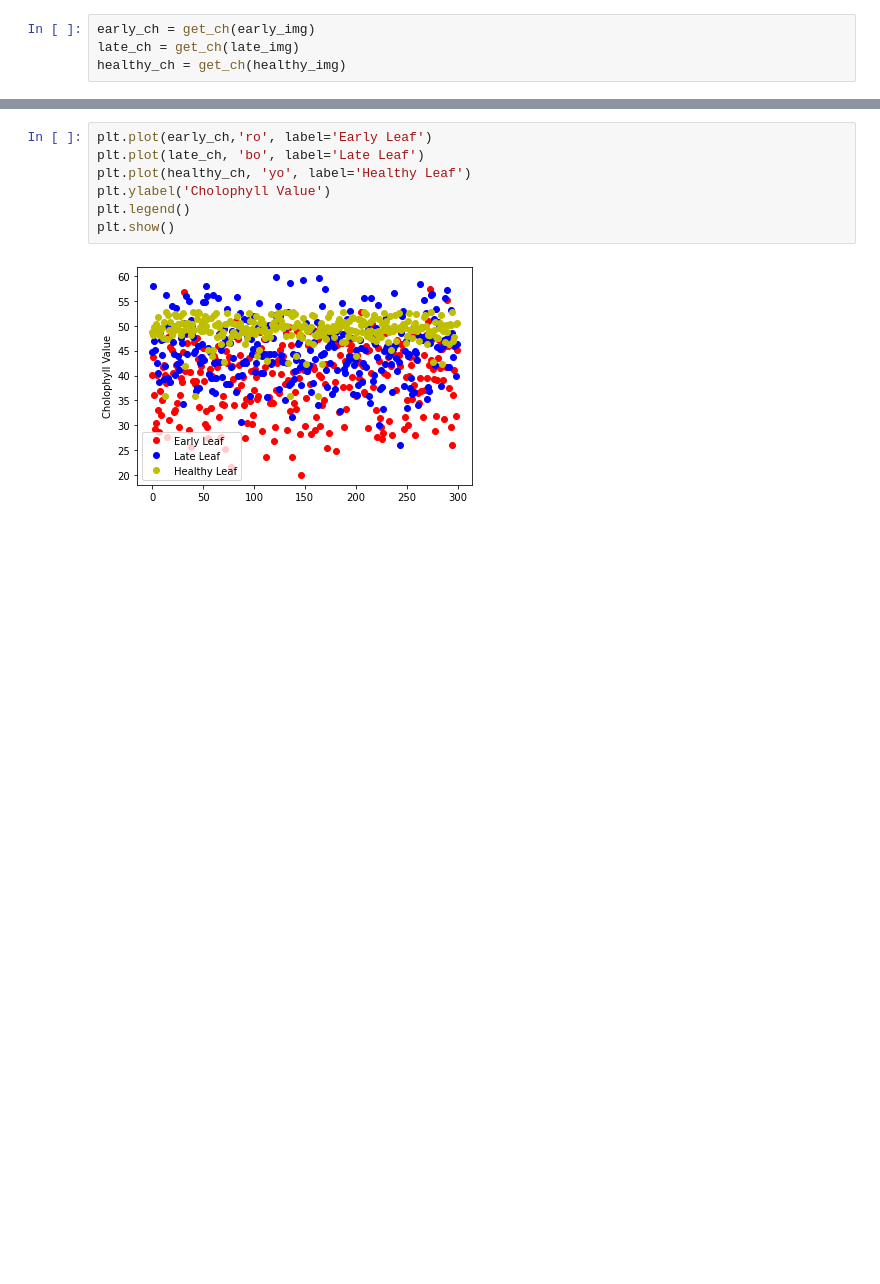
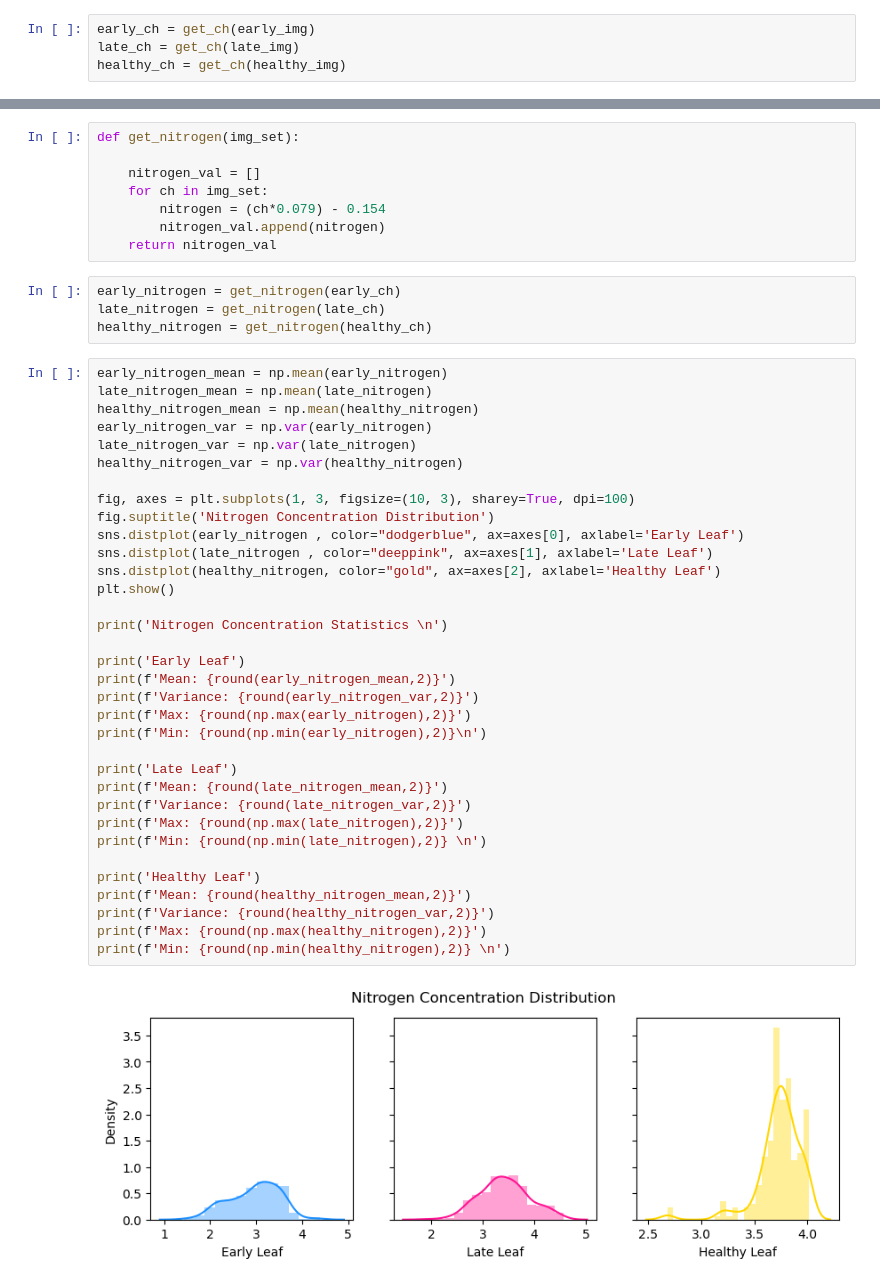
Before and after one commit to mcvoramet/OpenCV_Practice, a Jupyter notebook: PROJECT/main.ipynb, the cells around one changed output, grey strips where cells are left out. Cells and saved outputs as stored; diff of their text form; blank space fills up the shorter version.

```diff
--- a/PROJECT/main.ipynb
+++ b/PROJECT/main.ipynb
@@ -151,12 +157,51 @@ plt.legend()
 plt.show()
 # %% [output]
 [figure]
-# %%
-plt.plot(early_ch,'ro', label='Early Leaf')
-plt.plot(late_ch, 'bo', label='Late Leaf')
-plt.plot(healthy_ch, 'yo', label='Healthy Leaf')
-plt.ylabel('Cholophyll Value')
-plt.legend()
-plt.show()
-# %% [output]
-[figure, removed]
+# %%
+def get_nitrogen(img_set):
+
+    nitrogen_val = []
+    for ch in img_set:
+        nitrogen = (ch*0.079) - 0.154
+        nitrogen_val.append(nitrogen)
+    return nitrogen_val
+# %%
+early_nitrogen = get_nitrogen(early_ch)
+late_nitrogen = get_nitrogen(late_ch)
+healthy_nitrogen = get_nitrogen(healthy_ch)
+# %%
+early_nitrogen_mean = np.mean(early_nitrogen)
+late_nitrogen_mean = np.mean(late_nitrogen)
+healthy_nitrogen_mean = np.mean(healthy_nitrogen)
+early_nitrogen_var = np.var(early_nitrogen)
+late_nitrogen_var = np.var(late_nitrogen)
+healthy_nitrogen_var = np.var(healthy_nitrogen)
+
+fig, axes = plt.subplots(1, 3, figsize=(10, 3), sharey=True, dpi=100)
+fig.suptitle('Nitrogen Concentration Distribution')
+sns.distplot(early_nitrogen , color="dodgerblue", ax=axes[0], axlabel='Early Leaf')
+sns.distplot(late_nitrogen , color="deeppink", ax=axes[1], axlabel='Late Leaf')
+sns.distplot(healthy_nitrogen, color="gold", ax=axes[2], axlabel='Healthy Leaf')
+plt.show()
+
+print('Nitrogen Concentration Statistics \n')
+
+print('Early Leaf')
+print(f'Mean: {round(early_nitrogen_mean,2)}')
+print(f'Variance: {round(early_nitrogen_var,2)}')
+print(f'Max: {round(np.max(early_nitrogen),2)}')
+print(f'Min: {round(np.min(early_nitrogen),2)}\n')
+
+print('Late Leaf')
+print(f'Mean: {round(late_nitrogen_mean,2)}')
+print(f'Variance: {round(late_nitrogen_var,2)}')
+print(f'Max: {round(np.max(late_nitrogen),2)}')
+print(f'Min: {round(np.min(late_nitrogen),2)} \n')
+
+print('Healthy Leaf')
+print(f'Mean: {round(healthy_nitrogen_mean,2)}')
+print(f'Variance: {round(healthy_nitrogen_var,2)}')
+print(f'Max: {round(np.max(healthy_nitrogen),2)}')
+print(f'Min: {round(np.min(healthy_nitrogen),2)} \n')
+# %% [output]
+[figure, added]
```
Also changed, not shown: parts of 5 cells of this notebook.
